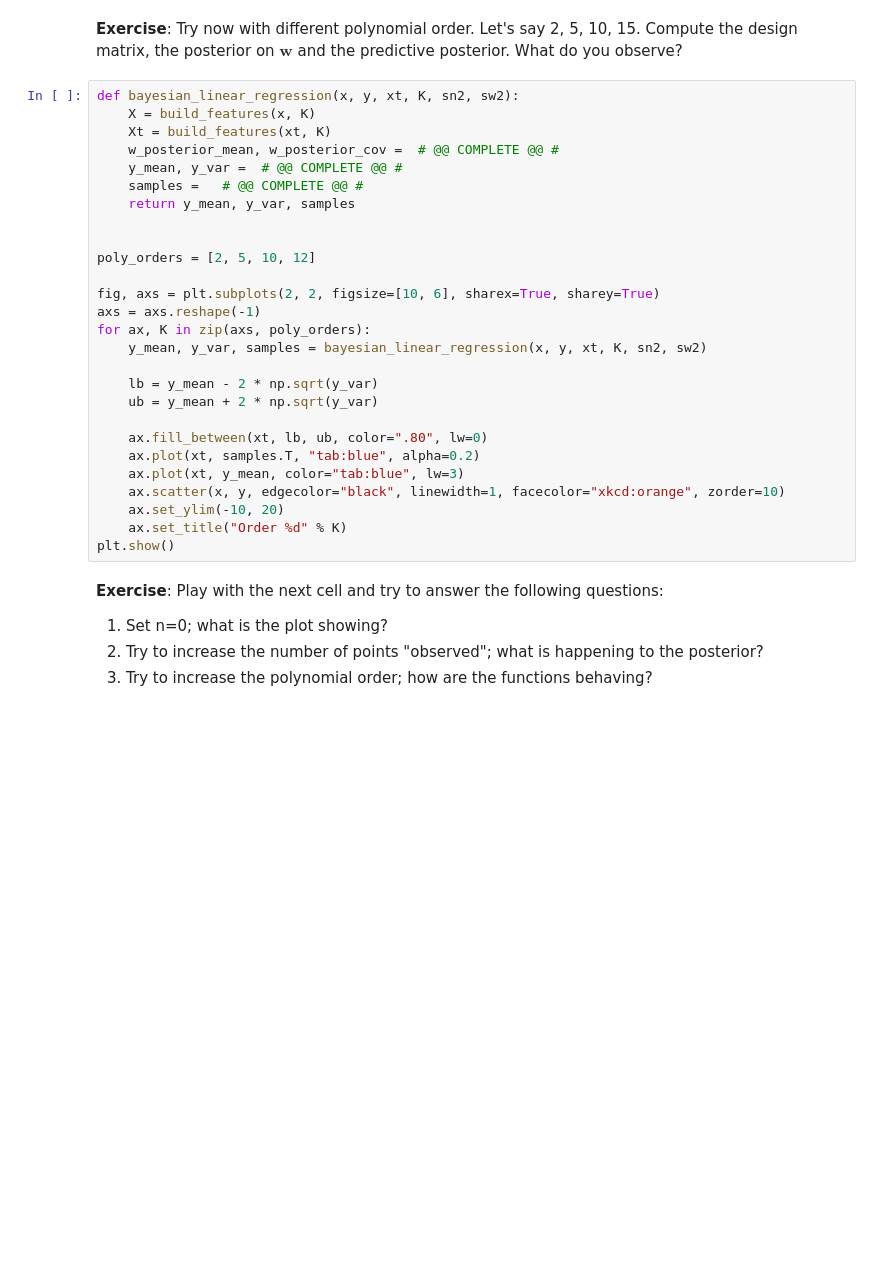
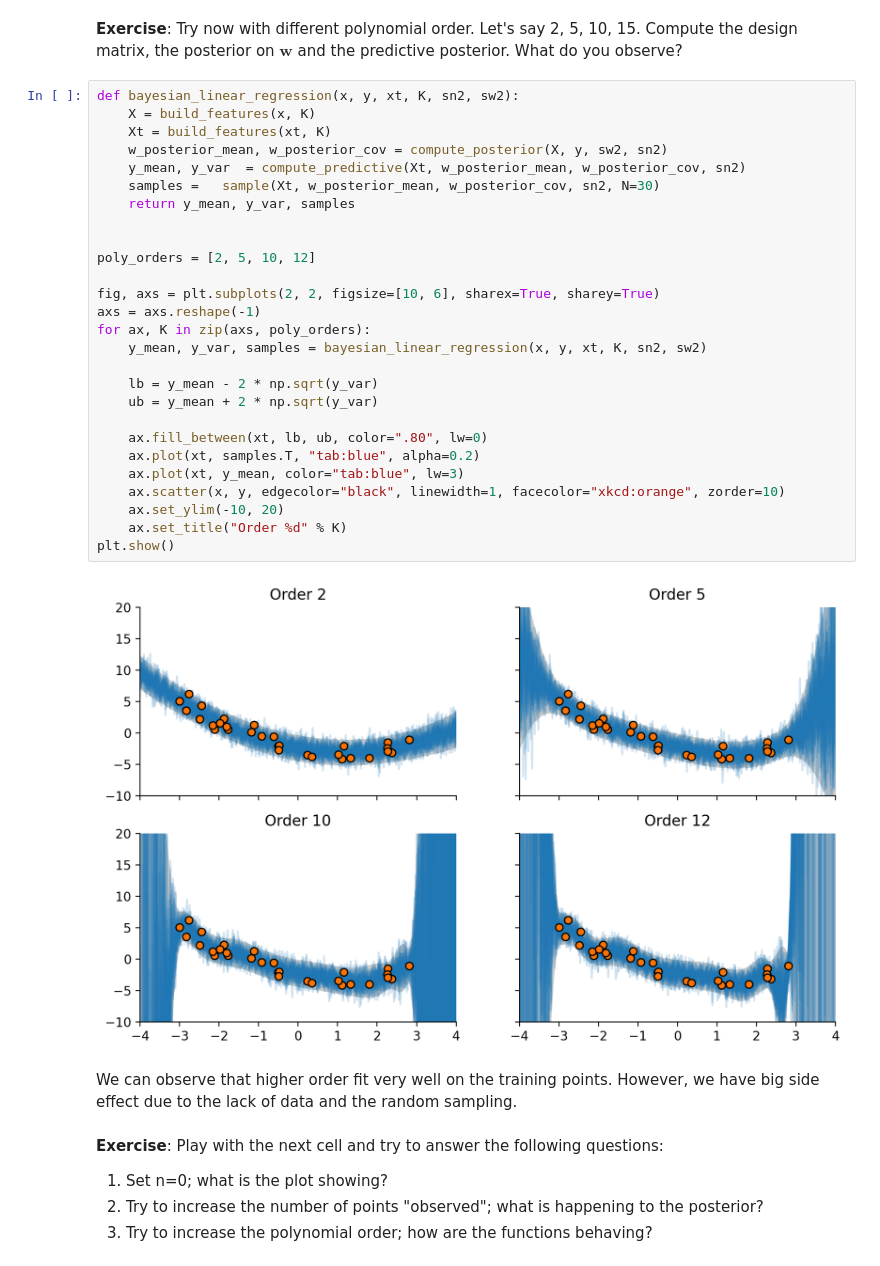
Before and after one commit to Codex1er/asi-labs, a Jupyter notebook: lab_week1-public/Bayesian_Linear_Regression.ipynb, the cells around one changed output. Drawn from its saved outputs; the diff is of its cells as text; blank space fills up the shorter version.

```diff
--- a/lab_week1-public/Bayesian_Linear_Regression.ipynb
+++ b/lab_week1-public/Bayesian_Linear_Regression.ipynb
@@ -328,30 +349,34 @@ plt.show()
 # %%
 def bayesian_linear_regression(x, y, xt, K, sn2, sw2):
     X = build_features(x, K)
     Xt = build_features(xt, K)
-    w_posterior_mean, w_posterior_cov =  # @@ COMPLETE @@ #
-    y_mean, y_var =  # @@ COMPLETE @@ #
-    samples =   # @@ COMPLETE @@ #
+    w_posterior_mean, w_posterior_cov = compute_posterior(X, y, sw2, sn2)
+    y_mean, y_var  = compute_predictive(Xt, w_posterior_mean, w_posterior_cov, sn2)
+    samples =   sample(Xt, w_posterior_mean, w_posterior_cov, sn2, N=30)
     return y_mean, y_var, samples
 
 
 poly_orders = [2, 5, 10, 12]
 
 fig, axs = plt.subplots(2, 2, figsize=[10, 6], sharex=True, sharey=True)
 axs = axs.reshape(-1)
 for ax, K in zip(axs, poly_orders):
     y_mean, y_var, samples = bayesian_linear_regression(x, y, xt, K, sn2, sw2)
 
     lb = y_mean - 2 * np.sqrt(y_var)
     ub = y_mean + 2 * np.sqrt(y_var)
 
     ax.fill_between(xt, lb, ub, color=".80", lw=0)
     ax.plot(xt, samples.T, "tab:blue", alpha=0.2)
     ax.plot(xt, y_mean, color="tab:blue", lw=3)
     ax.scatter(x, y, edgecolor="black", linewidth=1, facecolor="xkcd:orange", zorder=10)
     ax.set_ylim(-10, 20)
     ax.set_title("Order %d" % K)
 plt.show()
+# %% [output]
+[figure, added]
+# %% [markdown]
+We can observe that higher order fit very well on the training points. However, we have big side effect due to the lack of data and the random sampling.
 # %% [markdown]
 **Exercise**:
 Play with the next cell and try to answer the following questions:
```
Also changed, not shown: parts of 12 cells of this notebook.
